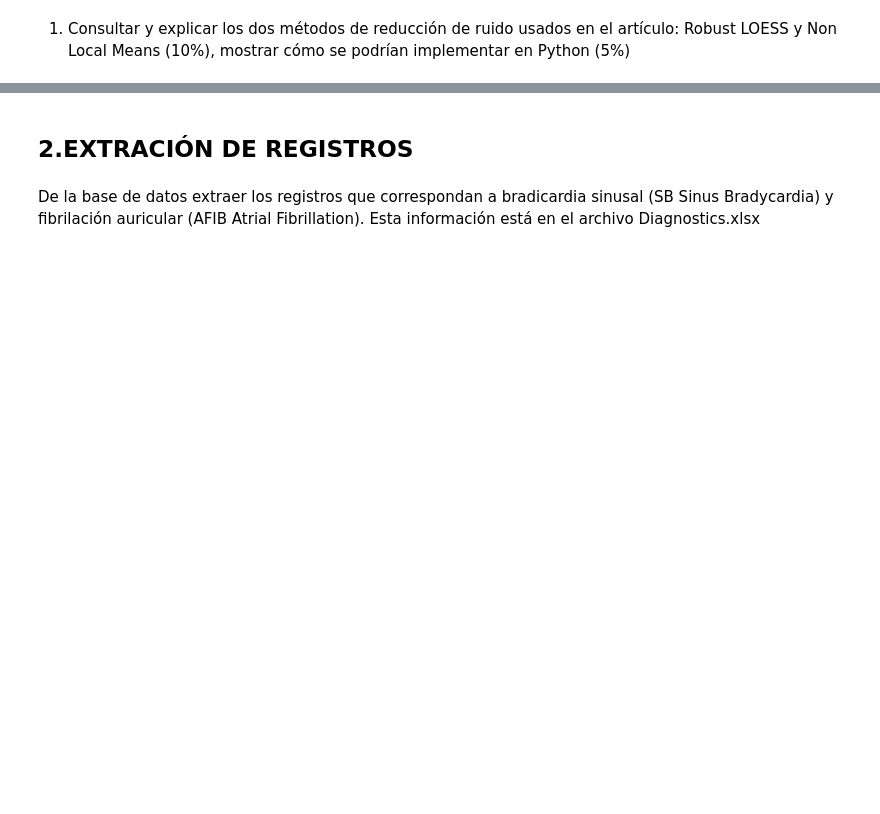
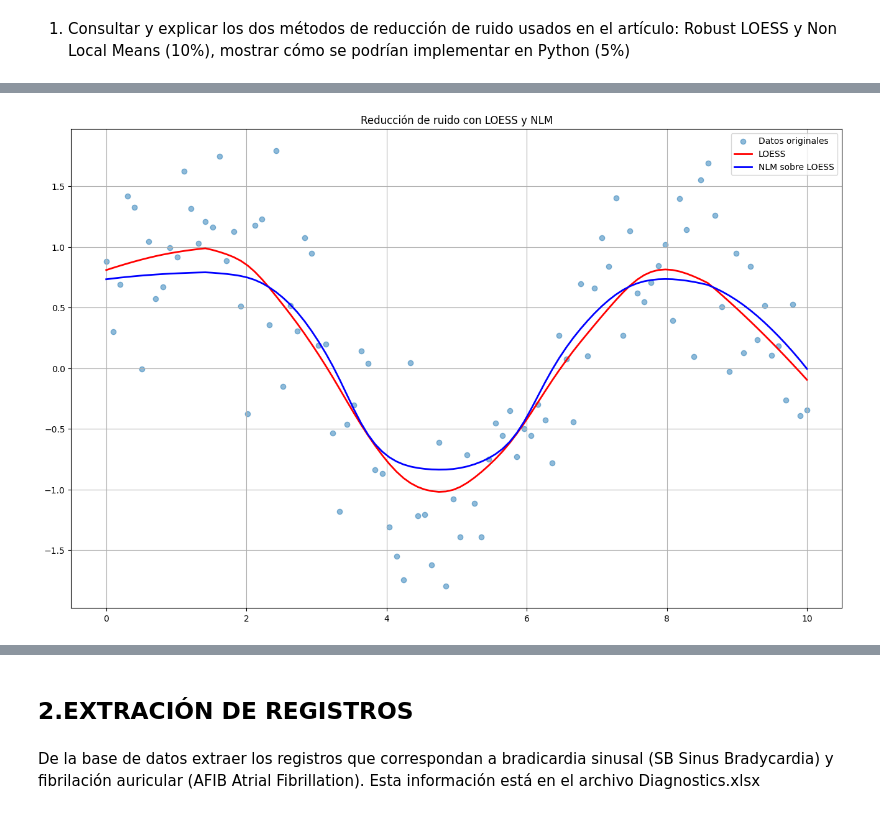
Before and after one commit to juandayo001/Biose-ales_20242, a Jupyter notebook: PROYECTO3.ipynb, the cells around one changed output, grey strips where cells are left out. Cells and saved outputs as stored; diff of their text form; code cells hidden in the pictures; blank space fills up the shorter version.

Commit message:
Agrega archivo de visualización PROYECTO3.ipynb

```diff
--- a/PROYECTO3.ipynb
+++ b/PROYECTO3.ipynb
@@ -10,0 +23,43 @@
+# %%
+import numpy as np
+import matplotlib.pyplot as plt
+from statsmodels.nonparametric.smoothers_lowess import lowess
+
+# Aqui generamos datos aleatorios
+np.random.seed(0)
+x = np.linspace(0, 10, 100)
+y = np.sin(x) + np.random.normal(scale=0.5, size=x.shape)
+
+# Aplicar LOESS
+lowess = lowess(y, x, frac=0.3,it = 3)# el valor frac va a determinar que tan suave sera la curva, un valor bajo va a generar sobreajuste, y valores altos vana generar más suavizao.
+# el valor de it va a determianr que tan robusto es o no el filtrado, a mayor it mas robusto pues habrán más iteraciones.
+y_lowess = lowess[:, 1]
+
+# Función para aplicar Non-Local Means
+def non_local_means(data, h):
+    n = len(data)
+    denoised = np.zeros_like(data)
+
+    for i in range(n):
+        # Calcular las distancias desde el punto i a todos los demás puntos
+        distances = np.abs(data - data[i])
+        weights = np.exp(-distances**2 / (h**2))
+        denoised[i] = np.sum(weights * data) / np.sum(weights)
+
+    return denoised
+
+# Aplicar Non-Local Means a la salida de LOESS
+h = 0.5  # Parámetro de suavizado
+y_nlm = non_local_means(y_lowess, h)
+
+# Graficar resultados
+plt.figure(figsize=(16, 10))
+plt.scatter(x, y, label='Datos originales', alpha=0.5)
+plt.plot(x, y_lowess, color='red', label='LOESS', linewidth=2)
+plt.plot(x, y_nlm, color='blue', label='NLM sobre LOESS', linewidth=2)
+plt.legend()
+plt.grid(True)
+plt.title('Reducción de ruido con LOESS y NLM')
+plt.show()
+# %% [output]
+[figure, added]
```
Also changed, not shown: parts of 8 cells of this notebook.
